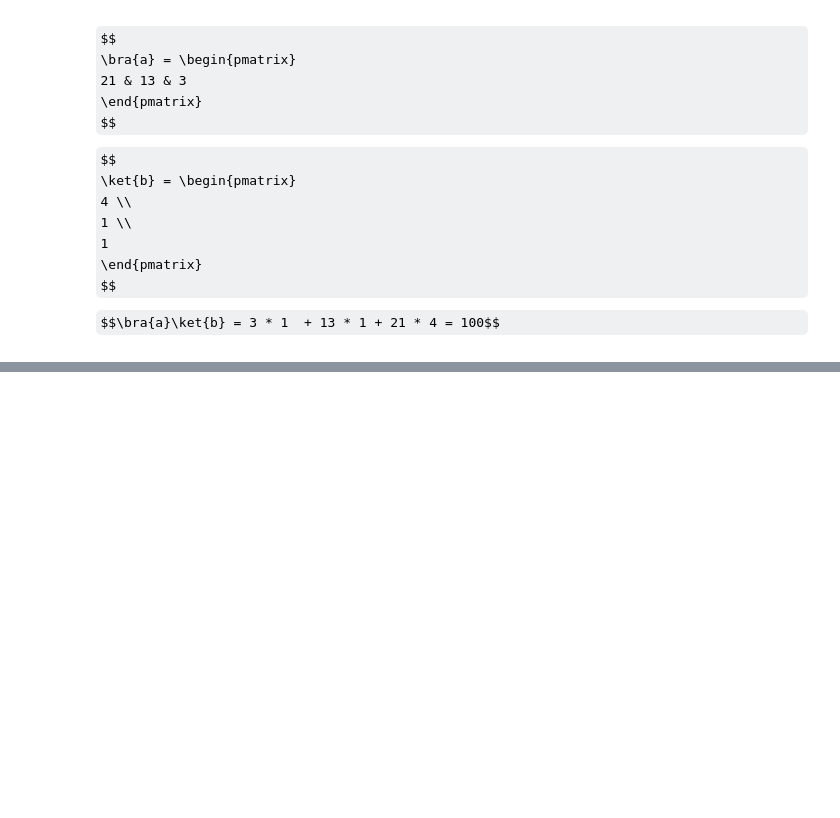
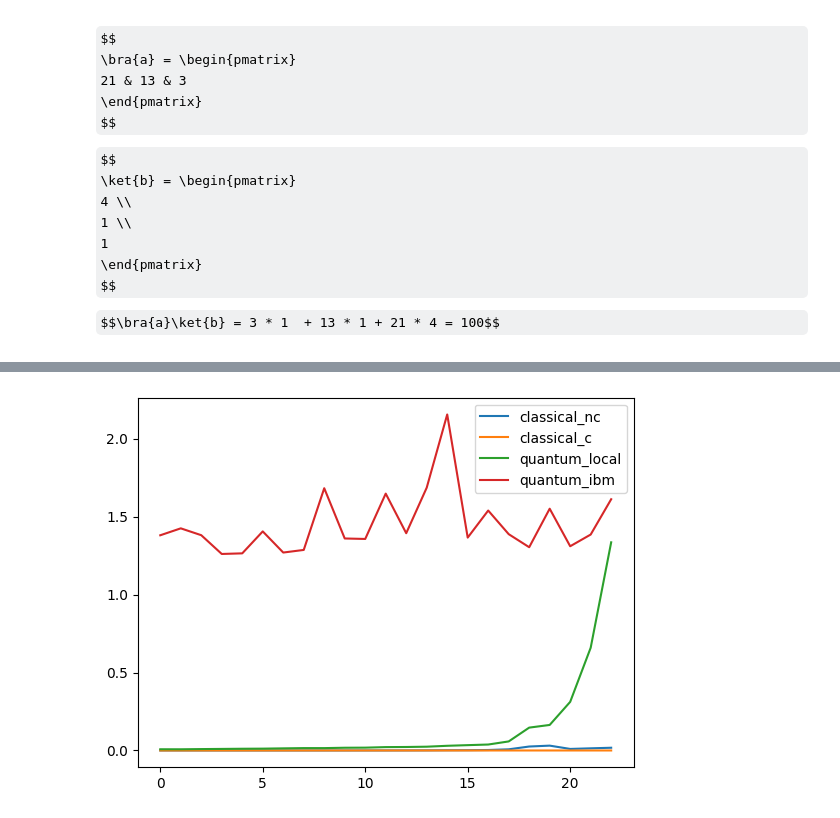
Before and after one commit to Dpbm/scientific-research-1-quantum-oracles, a Jupyter notebook: code/miles-to-km.ipynb, the cells around one changed output, grey strips where cells are left out. Cells and saved outputs as stored; diff of their text form; code cells hidden in the pictures; some formulas as TeX source; blank space fills up the shorter version.

```diff
--- a/code/miles-to-km.ipynb
+++ b/code/miles-to-km.ipynb
@@ -431,0 +451,4 @@ $$\bra{a}\ket{b} = 3 * 1  + 13 * 1 + 21 * 4 = 100$$
+# %%
+def quantum_run(n):
+    qc = Oracle(n)
+    qc.simulate()
@@ -431,0 +518,18 @@ $$\bra{a}\ket{b} = 3 * 1  + 13 * 1 + 21 * 4 = 100$$
+# %%
+backend = provider.get_backend(selected_backend)
+circuits = [transpile(Oracle(n), backend) for n in values_range ]
+ids = []
+
+for i,circuit in enumerate(circuits):
+    status = None
+
+    job = backend.run(circuit, shots=1000)
+    id = job.job_id()
+
+    print(f'circuit: {i+1}')
+    print(f'job: {id}', end='\n\n')
+
+    ids.append(id)
+
+    while status != 'DONE':
+        status = job.status().name
@@ -431,0 +554,6 @@ $$\bra{a}\ket{b} = 3 * 1  + 13 * 1 + 21 * 4 = 100$$
+# %%
+results = [provider.retrieve_job(job_id).result()._metadata['time_taken'] for job_id in ids]
+quantum_ibm = pd.Series(results, dtype=np.float64)
+# %%
+times_data['quantum_ibm'] = quantum_ibm
+times_data.head()
@@ -431,0 +567,12 @@ $$\bra{a}\ket{b} = 3 * 1  + 13 * 1 + 21 * 4 = 100$$
+# %%
+index = times_data.index.tolist()
+plt.plot(index, "classical_nc", data=times_data)
+plt.plot(index, "classical_c", data=times_data)
+plt.plot(index, "quantum_local", data=times_data)
+plt.plot(index, "quantum_ibm", data=times_data)
+
+plt.legend()
+
+plt.show()
+# %% [output]
+[figure, added]
```
Also changed, not shown: parts of 14 cells of this notebook, 4 other files.
